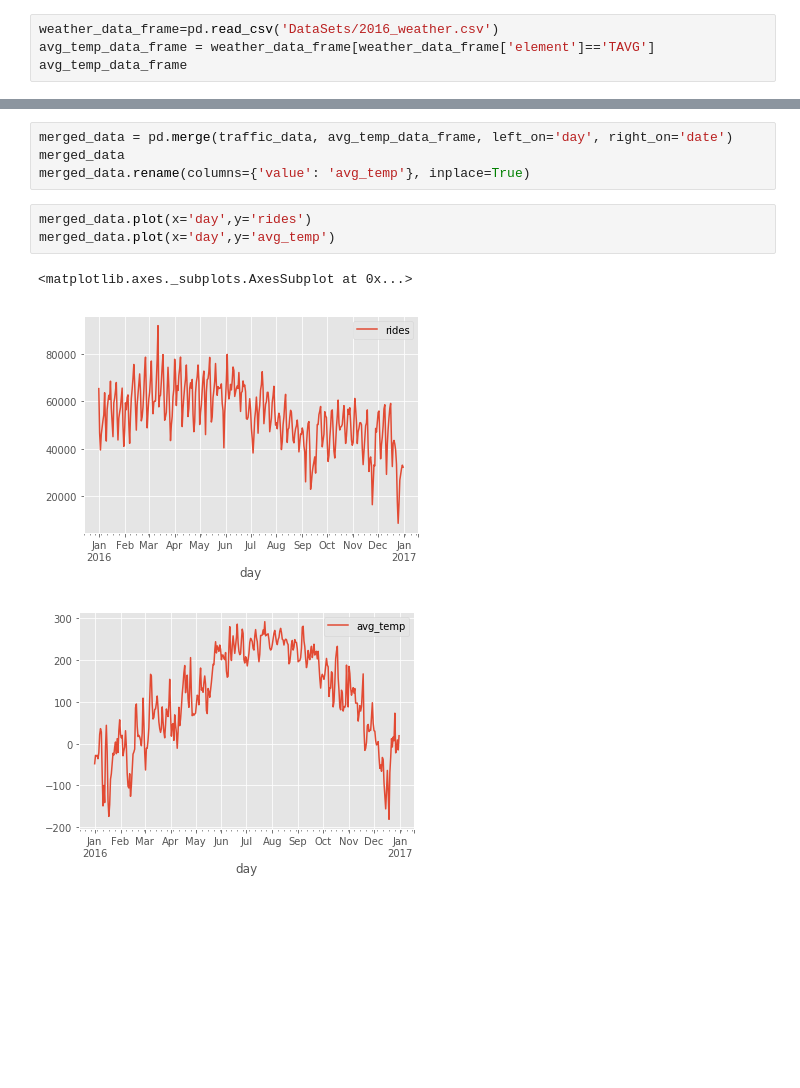
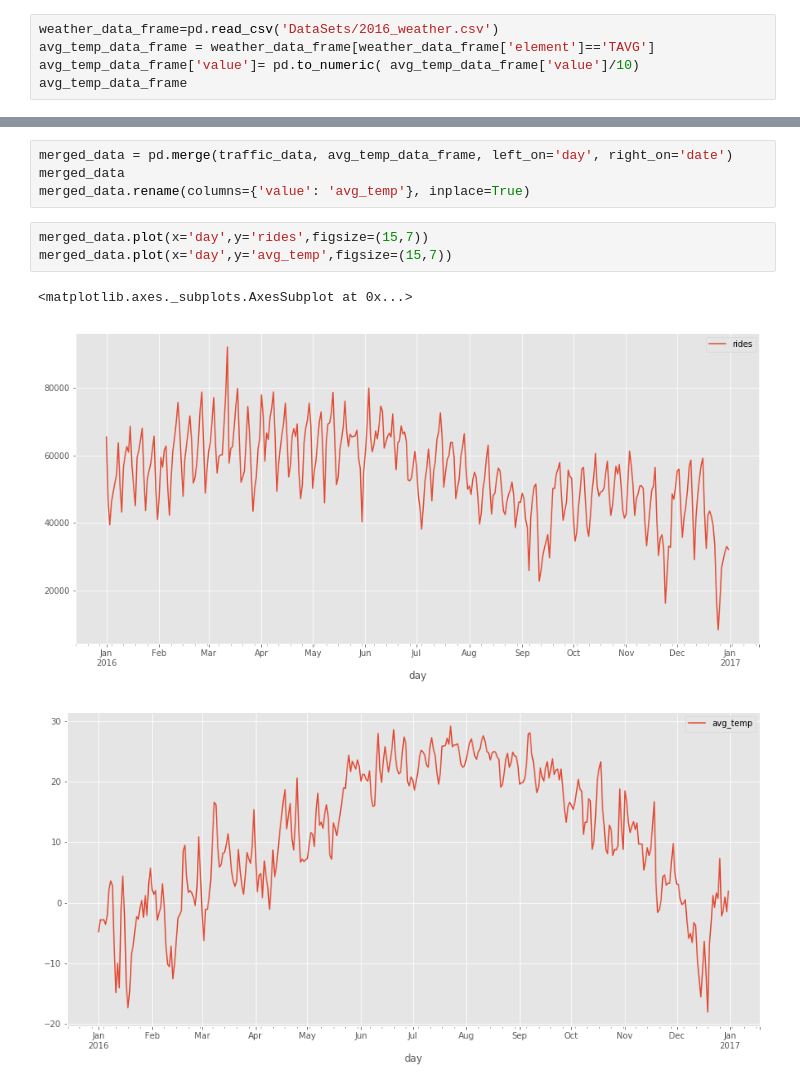
Before and after one commit to TechProject1/Transportation, a Jupyter notebook: TrafficDataAnalysisWithCorrectWeatherData.ipynb, the cells around one changed output, grey strips where cells are left out. Drawn from its saved outputs; the diff is of its cells as text; blank space fills up the shorter version.

Commit message:
added new charts

```diff
--- a/TrafficDataAnalysisWithCorrectWeatherData.ipynb
+++ b/TrafficDataAnalysisWithCorrectWeatherData.ipynb
@@ -26,5 +26,6 @@ traffic_data['day']=pd.to_datetime(traffic_data['day'])
 # %%
 weather_data_frame=pd.read_csv('DataSets/2016_weather.csv')
 avg_temp_data_frame = weather_data_frame[weather_data_frame['element']=='TAVG']
+avg_temp_data_frame['value']= pd.to_numeric( avg_temp_data_frame['value']/10)
 avg_temp_data_frame
 # %% [output]
@@ -66,9 +72,9 @@ merged_data = pd.merge(traffic_data, avg_temp_data_frame, left_on='day', right_o
 merged_data
 merged_data.rename(columns={'value': 'avg_temp'}, inplace=True)
 # %%
-merged_data.plot(x='day',y='rides')
-merged_data.plot(x='day',y='avg_temp')
+merged_data.plot(x='day',y='rides',figsize=(15,7))
+merged_data.plot(x='day',y='avg_temp',figsize=(15,7))
 # %% [output]
 <matplotlib.axes._subplots.AxesSubplot at 0x...>
-[figure, old version]
+[figure, new version]
-[figure, old version]
+[figure, new version]
```
Also changed, not shown: parts of 3 cells of this notebook, 1 other file.
